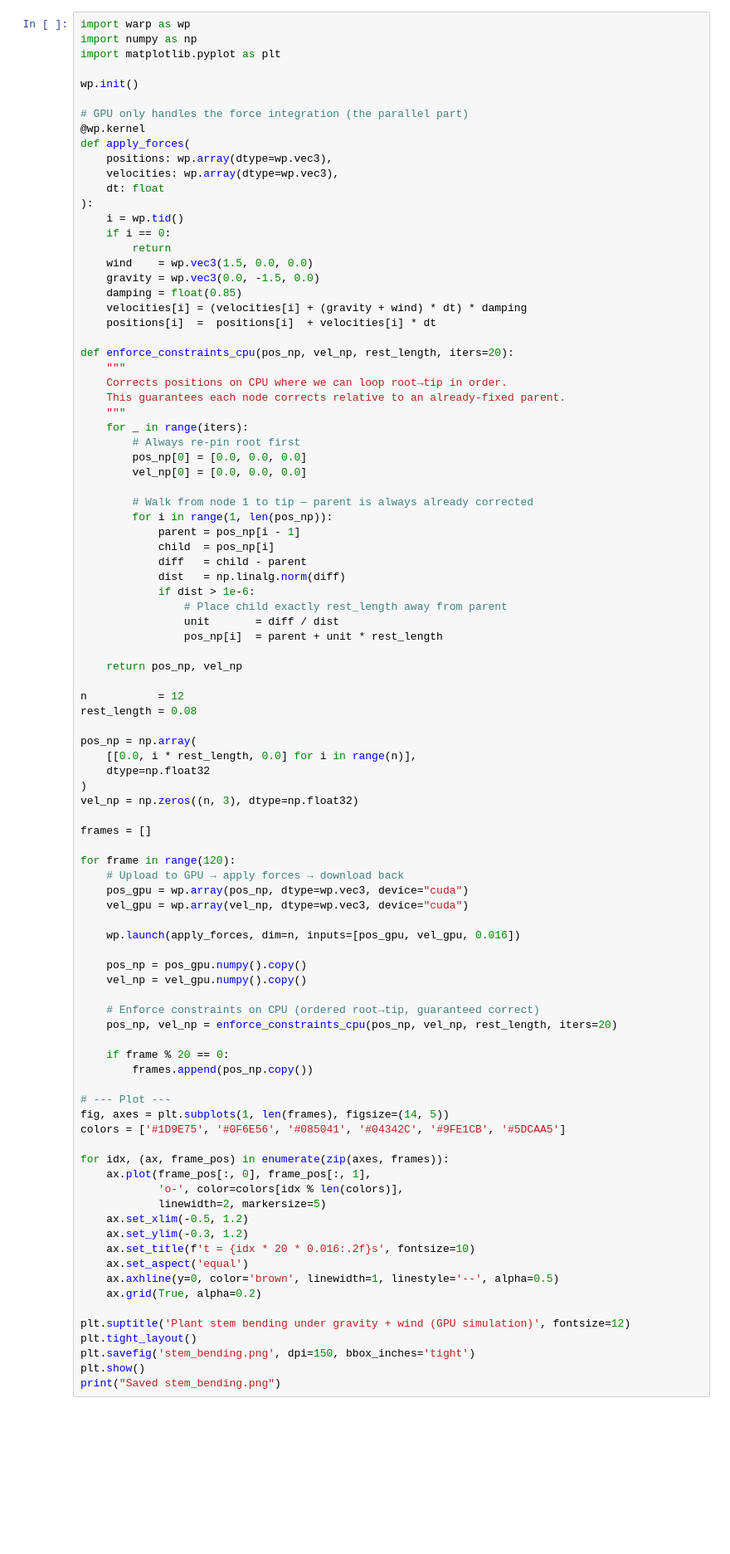
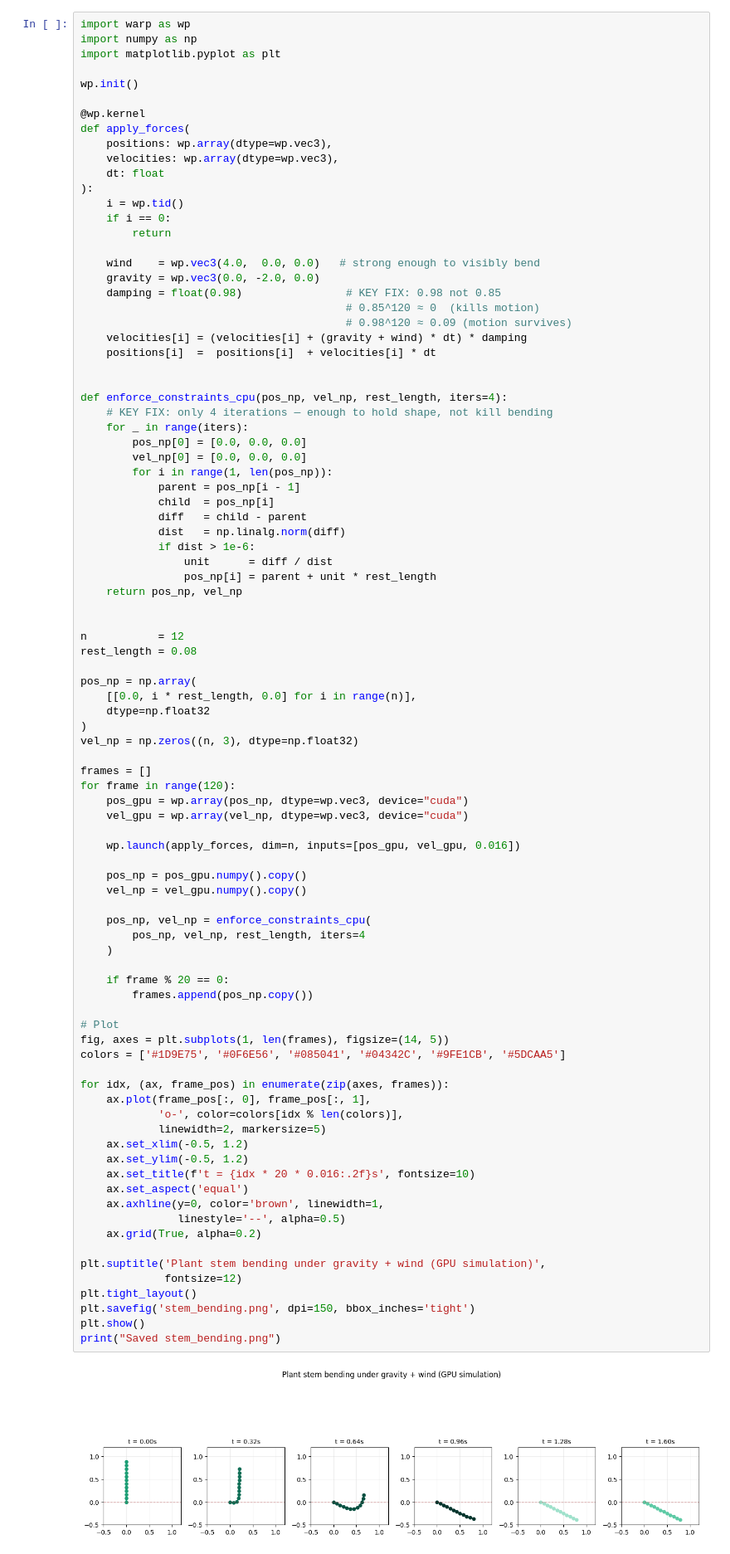
Before and after one commit to SudharshanSuman/GPU-Accelerated-Simulation-of-Plant-Biomechanics-For-Agricultural-Robotics, a Jupyter notebook: spring_chain.ipynb, the cells around one changed output. Shown at 83% size. Saved outputs shown, nothing was run; the diff lists cells and outputs as text; blank space fills up the shorter version.

```diff
--- a/spring_chain.ipynb
+++ b/spring_chain.ipynb
@@ -5,7 +5,6 @@ import matplotlib.pyplot as plt
 
 wp.init()
 
-# GPU only handles the force integration (the parallel part)
 @wp.kernel
 def apply_forces(
     positions: wp.array(dtype=wp.vec3),
@@ -15,34 +14,31 @@ def apply_forces(
     i = wp.tid()
     if i == 0:
         return
-    wind    = wp.vec3(1.5, 0.0, 0.0)
-    gravity = wp.vec3(0.0, -1.5, 0.0)
-    damping = float(0.85)
+
+    wind    = wp.vec3(4.0,  0.0, 0.0)   # strong enough to visibly bend
+    gravity = wp.vec3(0.0, -2.0, 0.0)
+    damping = float(0.98)                # KEY FIX: 0.98 not 0.85
+                                         # 0.85^120 ≈ 0  (kills motion)
+                                         # 0.98^120 ≈ 0.09 (motion survives)
     velocities[i] = (velocities[i] + (gravity + wind) * dt) * damping
     positions[i]  =  positions[i]  + velocities[i] * dt
 
-def enforce_constraints_cpu(pos_np, vel_np, rest_length, iters=20):
-    """
-    Corrects positions on CPU where we can loop root→tip in order.
-    This guarantees each node corrects relative to an already-fixed parent.
-    """
+
+def enforce_constraints_cpu(pos_np, vel_np, rest_length, iters=4):
+    # KEY FIX: only 4 iterations — enough to hold shape, not kill bending
     for _ in range(iters):
-        # Always re-pin root first
         pos_np[0] = [0.0, 0.0, 0.0]
         vel_np[0] = [0.0, 0.0, 0.0]
-
-        # Walk from node 1 to tip — parent is always already corrected
         for i in range(1, len(pos_np)):
             parent = pos_np[i - 1]
             child  = pos_np[i]
             diff   = child - parent
             dist   = np.linalg.norm(diff)
             if dist > 1e-6:
-                # Place child exactly rest_length away from parent
-                unit       = diff / dist
-                pos_np[i]  = parent + unit * rest_length
+                unit      = diff / dist
+                pos_np[i] = parent + unit * rest_length
+    return pos_np, vel_np
 
-    return pos_np, vel_np
 
 n           = 12
 rest_length = 0.08
@@ -54,41 +50,43 @@ pos_np = np.array(
 vel_np = np.zeros((n, 3), dtype=np.float32)
 
 frames = []
-
 for frame in range(120):
-    # Upload to GPU → apply forces → download back
     pos_gpu = wp.array(pos_np, dtype=wp.vec3, device="cuda")
     vel_gpu = wp.array(vel_np, dtype=wp.vec3, device="cuda")
 
     wp.launch(apply_forces, dim=n, inputs=[pos_gpu, vel_gpu, 0.016])
 
     pos_np = pos_gpu.numpy().copy()
     vel_np = vel_gpu.numpy().copy()
 
-    # Enforce constraints on CPU (ordered root→tip, guaranteed correct)
-    pos_np, vel_np = enforce_constraints_cpu(pos_np, vel_np, rest_length, iters=20)
+    pos_np, vel_np = enforce_constraints_cpu(
+        pos_np, vel_np, rest_length, iters=4
+    )
 
     if frame % 20 == 0:
         frames.append(pos_np.copy())
 
-# --- Plot ---
+# Plot
 fig, axes = plt.subplots(1, len(frames), figsize=(14, 5))
 colors = ['#1D9E75', '#0F6E56', '#085041', '#04342C', '#9FE1CB', '#5DCAA5']
 
 for idx, (ax, frame_pos) in enumerate(zip(axes, frames)):
     ax.plot(frame_pos[:, 0], frame_pos[:, 1],
             'o-', color=colors[idx % len(colors)],
             linewidth=2, markersize=5)
     ax.set_xlim(-0.5, 1.2)
-    ax.set_ylim(-0.3, 1.2)
+    ax.set_ylim(-0.5, 1.2)
     ax.set_title(f't = {idx * 20 * 0.016:.2f}s', fontsize=10)
     ax.set_aspect('equal')
-    ax.axhline(y=0, color='brown', linewidth=1, linestyle='--', alpha=0.5)
+    ax.axhline(y=0, color='brown', linewidth=1,
+               linestyle='--', alpha=0.5)
     ax.grid(True, alpha=0.2)
 
-plt.suptitle('Plant stem bending under gravity + wind (GPU simulation)', fontsize=12)
+plt.suptitle('Plant stem bending under gravity + wind (GPU simulation)',
+             fontsize=12)
 plt.tight_layout()
 plt.savefig('stem_bending.png', dpi=150, bbox_inches='tight')
 plt.show()
 print("Saved stem_bending.png")
 # %% [output]
+[figure, new version]
```
Also changed, not shown: parts of 3 cells of this notebook, 3 other files.
